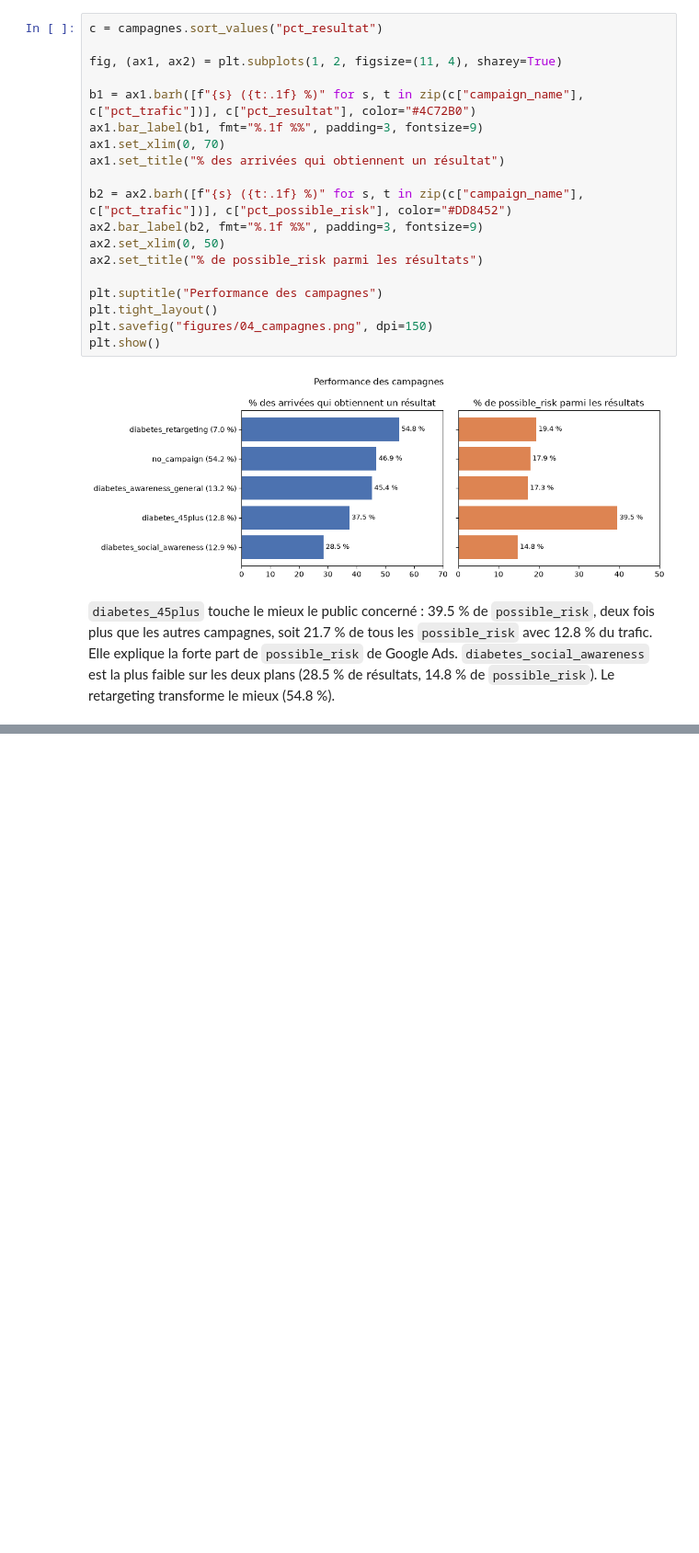
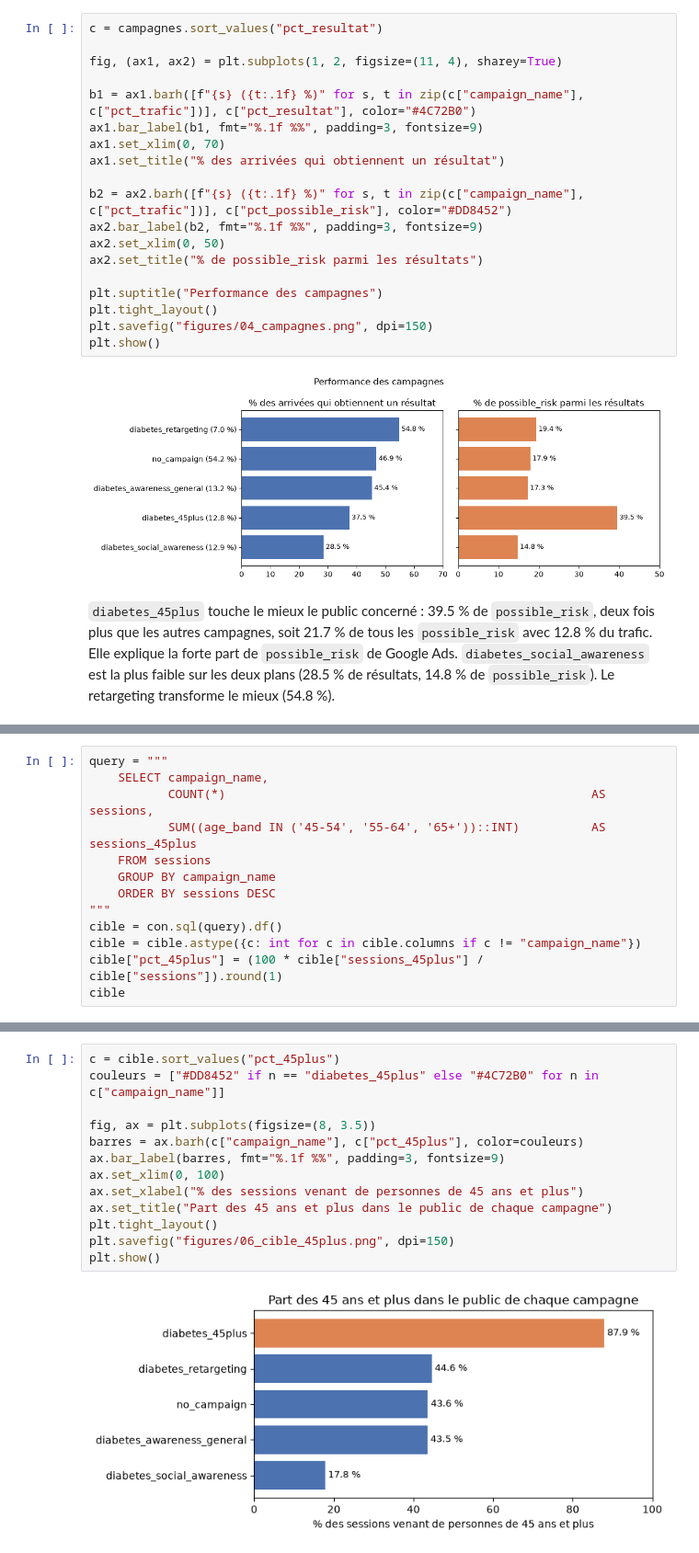
Before and after one commit to sakanokoh/doctoome-case-hamady, a Jupyter notebook: notebooks/03_data-analysis.ipynb, the cells around one changed output, grey strips where cells are left out. Shown at 92% size. Cells and saved outputs as stored; diff of their text form; blank space fills up the shorter version.

```diff
--- a/notebooks/03_data-analysis.ipynb
+++ b/notebooks/03_data-analysis.ipynb
@@ -258,0 +315,13 @@ plt.show()
+# %%
+query = """
+    SELECT campaign_name,
+           COUNT(*)                                                   AS sessions,
+           SUM((age_band IN ('45-54', '55-64', '65+'))::INT)          AS sessions_45plus
+    FROM sessions
+    GROUP BY campaign_name
+    ORDER BY sessions DESC
+"""
+cible = con.sql(query).df()
+cible = cible.astype({c: int for c in cible.columns if c != "campaign_name"})
+cible["pct_45plus"] = (100 * cible["sessions_45plus"] / cible["sessions"]).round(1)
+cible
@@ -258,0 +335,15 @@ plt.show()
+# %%
+c = cible.sort_values("pct_45plus")
+couleurs = ["#DD8452" if n == "diabetes_45plus" else "#4C72B0" for n in c["campaign_name"]]
+
+fig, ax = plt.subplots(figsize=(8, 3.5))
+barres = ax.barh(c["campaign_name"], c["pct_45plus"], color=couleurs)
+ax.bar_label(barres, fmt="%.1f %%", padding=3, fontsize=9)
+ax.set_xlim(0, 100)
+ax.set_xlabel("% des sessions venant de personnes de 45 ans et plus")
+ax.set_title("Part des 45 ans et plus dans le public de chaque campagne")
+plt.tight_layout()
+plt.savefig("figures/06_cible_45plus.png", dpi=150)
+plt.show()
+# %% [output]
+[figure, added]
```
Also changed, not shown: parts of 19 cells of this notebook, 6 other files.
